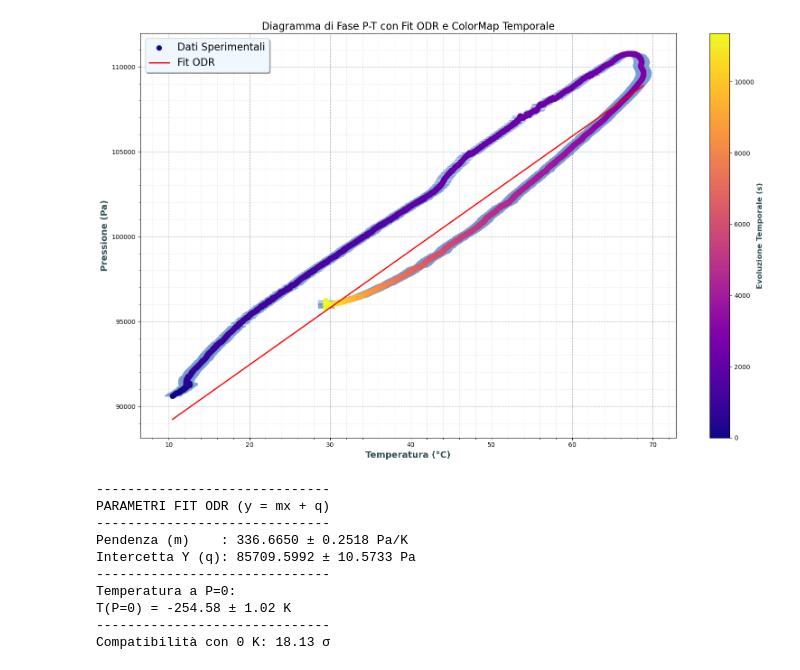
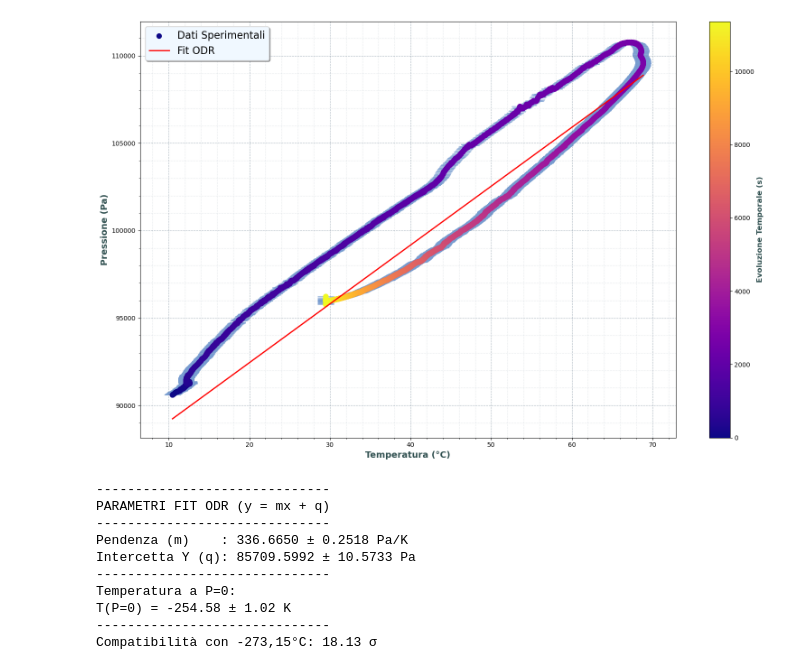
Before and after one commit to oblivion0218/BME280, a Jupyter notebook: Analisi.ipynb, the cells around one changed output. Cells and saved outputs as stored; diff of their text form; code cells hidden in the pictures.

```diff
--- a/Analisi.ipynb
+++ b/Analisi.ipynb
@@ -65,6 +72,6 @@ plt.show()
 # %%
-# eventuale cut dei dati
+# eventuale cut dei dati se volessimo tralasciarne qualcuno
 
-mask_to_remove = (df['Tempo_Simulato_s'] <= 2000) | (df['Tempo_Simulato_s'] >= 80000)
+mask_to_remove = (df['Tempo_Simulato_s'] <= 2000) | (df['Tempo_Simulato_s'] >= 50000)
 df = df[~mask_to_remove].copy()
 # %%
@@ -263,10 +363,4 @@ plt.show()
 # %%
-from scipy import odr
-
-### 1. Preparazione Dati
-# Assumo che 'df' sia già caricato e ordinato temporalmente
-df_PT = df[['Pressione', 'Temperatura']].copy() #.groupby('Temperatura', as_index=False).mean()
-
 # Definisco x (Temp) e y (Press)
 x = df_PT['Temperatura'].values   # °C
 y = df_PT['Pressione'].values * 1000.0    # Pa
@@ -274,7 +368,7 @@ y = df_PT['Pressione'].values * 1000.0    # Pa
 # Creo un vettore per la mappatura temporale (indice progressivo)
 time_evolution = np.arange(len(x))
 
-### 2. Configurazione ODR
+### Configurazione ODR
 linear_model = odr.Model(lambda B, x: B[0]*x + B[1])
 my_data = odr.RealData(x, y, sx=1.0, sy=100.0) # Incertezze costanti
 my_odr = odr.ODR(my_data, linear_model, beta0=[1, 90])
@@ -282,10 +376,10 @@ my_odr = odr.ODR(my_data, linear_model, beta0=[1, 90])
 # Eseguo il fit
 output = my_odr.run()
 
-### 3. Analisi Incertezze e Covarianza
+# Analisi Incertezze e Covarianza
 cov_matrix = output.cov_beta
 
-# Logica utente: se Chi2 ridotto < 1, riscalo per ripristinare errori strumentali
+# se Chi2 ridotto < 1, riscalo per ripristinare errori strumentali
 if output.res_var < 1.0:
     print(f"Fit 'pulito' (Chi2 ridotto = {output.res_var:.4f}). Riscalo covarianza.")
     cov_matrix = output.cov_beta / output.res_var
@@ -305,68 +399,67 @@ var_T0 = (deriv_q**2 * cov_matrix[1, 1] +
           2 * deriv_q * deriv_m * cov_matrix[0, 1])
 sT0 = np.sqrt(var_T0)
 
-### 4. Plotting (Stile Unificato)
+# Plotting
 fig, ax = plt.subplots(figsize=(16, 10))
 
-# A. Barre d'errore (senza marcatori, solo linee)
+# Barre d'errore
 ax.errorbar(x, y, xerr=1.0, yerr=100.0, fmt='none',
              ecolor='#789DD1',
              elinewidth=1.5,
              alpha=0.4,
              zorder=1 )
 
-# B. Punti colorati con Colormap Plasma (Evoluzione Temporale)
+# Punti colorati con Colormap Plasma (Evoluzione Temporale)
 sc = ax.scatter(x, y, c=time_evolution, cmap='plasma',
-                s=60,          # Aumentato leggermente la dimensione
-                alpha=1.0,     # Opacità piena per vedere bene il colore
+                s=60,
+                alpha=1.0,
                 zorder=2,
                 label='Dati Sperimentali')
 
-# C. Retta di fit ODR
+# Retta di fit ODR
 x_fit = np.linspace(min(x), max(x), 100)
 y_fit = m * x_fit + q
 ax.plot(x_fit, y_fit, color='red', linewidth=2, zorder=3, label='Fit ODR')
 
-# D. Colorbar
+# Colorbar
 cbar = plt.colorbar(sc, ax=ax)
 cbar.set_label('Evoluzione Temporale (s)', fontsize=12, fontweight='bold', color='#2F4F4F')
 
 # Formatting richiesto
-ax.set_title('Diagramma di Fase P-T con Fit ODR e ColorMap Temporale', fontsize=16)
 ax.set_xlabel('Temperatura (°C)', fontsize=14, fontweight='bold', color='#2F4F4F')
 ax.set_ylabel('Pressione (Pa)', fontsize=14, fontweight='bold', color='#2F4F4F')
 
 # Griglia personalizzata
 ax.minorticks_on()
 ax.grid(which='major', linestyle='--', alpha=0.6, color='#778899')
 ax.grid(which='minor', linestyle=':', alpha=0.3, color='#778899')
 
 # Legenda personalizzata
 ax.legend(loc='upper left', frameon=True, shadow=True, fontsize=16, facecolor='#F0F8FF')
 
 plt.tight_layout()
 plt.show()
 
-### 5. Risultati Numerici
+# Risultati Numerici
 sigma_syst_T = 1.0
 sT0_total = np.sqrt(sT0**2 + sigma_syst_T**2)
 
 print("-" * 30)
 print("PARAMETRI FIT ODR (y = mx + q)")
 print("-" * 30)
 print(f"Pendenza (m)    : {m:.4f} ± {sm:.4f} Pa/K")
 print(f"Intercetta Y (q): {q:.4f} ± {sq:.4f} Pa")
 print("-" * 30)
 print(f"Temperatura a P=0:")
 print(f"T(P=0) = {T0:.2f} ± {sT0_total:.2f} K")
 print("-" * 30)
 
 zero_assoluto = -273.15
 diff = abs(T0 - zero_assoluto)
 comp = diff / sT0_total
-print(f"Compatibilità con 0 K: {comp:.2f} σ")
+print(f"Compatibilità con -273,15°C: {comp:.2f} σ")
 # %% [output]
-[figure, old version]
+[figure, new version]
 ------------------------------
 PARAMETRI FIT ODR (y = mx + q)
 ------------------------------
@@ -376,6 +469,6 @@ Intercetta Y (q): 85709.5992 ± 10.5733 Pa
 Temperatura a P=0:
 T(P=0) = -254.58 ± 1.02 K
 ------------------------------
-Compatibilità con 0 K: 18.13 σ
+Compatibilità con -273,15°C: 18.13 σ
 # %%
 
```
Also changed, not shown: parts of 7 cells of this notebook, 9 other files.
